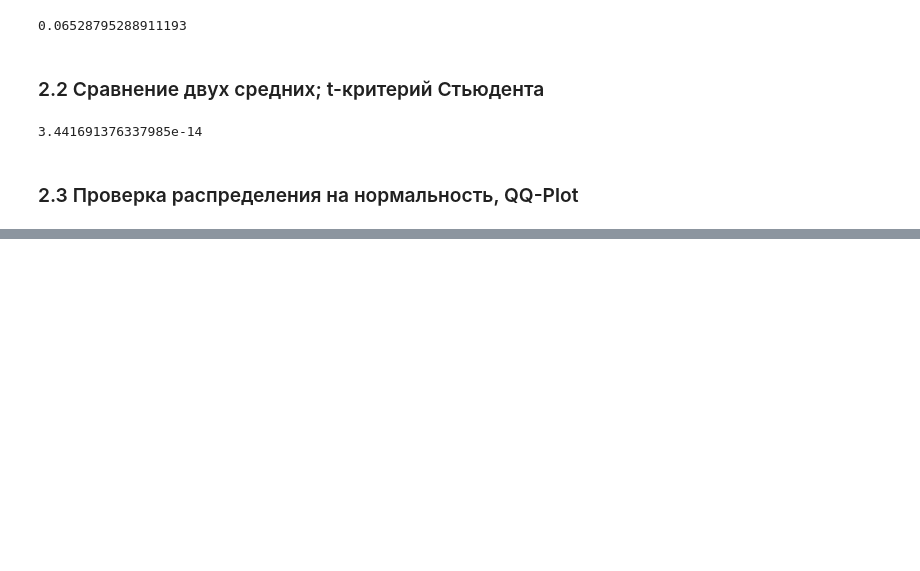
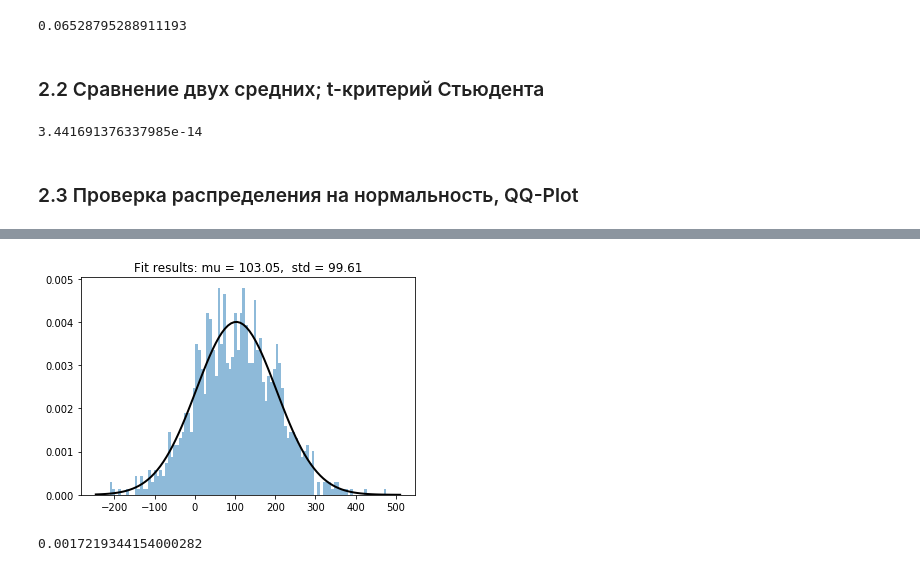
Before and after one commit to ichrnkv/education, a Jupyter notebook: stepik_stat/stat2.ipynb, the cells around one changed output, grey strips where cells are left out. Drawn from its saved outputs; the diff is of its cells as text; code cells hidden in the pictures; blank space fills up the shorter version.

```diff
--- a/stepik_stat/stat2.ipynb
+++ b/stepik_stat/stat2.ipynb
@@ -109,0 +112,26 @@ print(p_value)
+# %%
+#визуальное сравнение с нормальным распределением
+
+r = np.random.normal(100,100,1000)
+
+mu, std = stats.norm.fit(r)
+
+plt.hist(r, bins = 100, alpha = 0.5, density = True);
+
+xmin, xmax = plt.xlim()
+x = np.linspace(xmin, xmax, 100)
+p = stats.norm.pdf(x, mu, std)
+plt.plot(x, p, 'k', linewidth=2)
+title = "Fit results: mu = %.2f,  std = %.2f" % (mu, std)
+plt.title(title)
+
+plt.show()
+# %% [output]
+[figure, added]
+# %%
+#критерий Shapiro-Wilk
+
+p_value = stats.shapiro(x)[1]
+print(p_value)
+# %% [output]
+0.0017219344154000282
```
Also changed, not shown: parts of 3 cells of this notebook.
